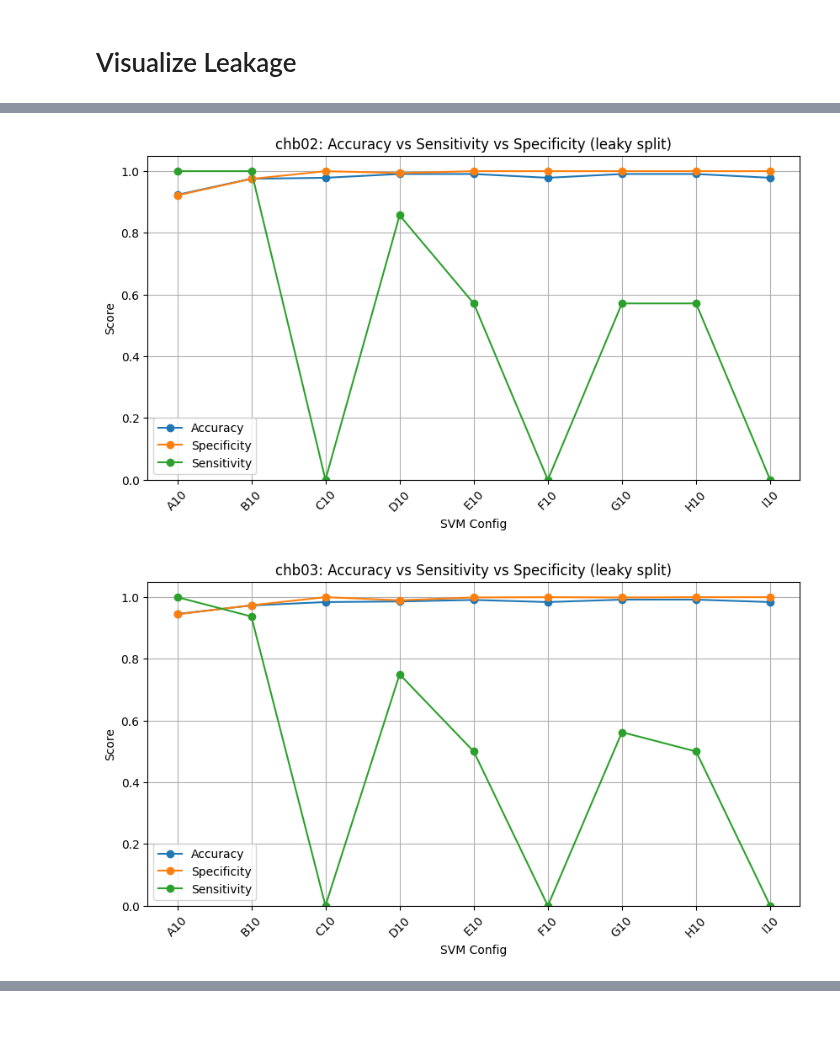
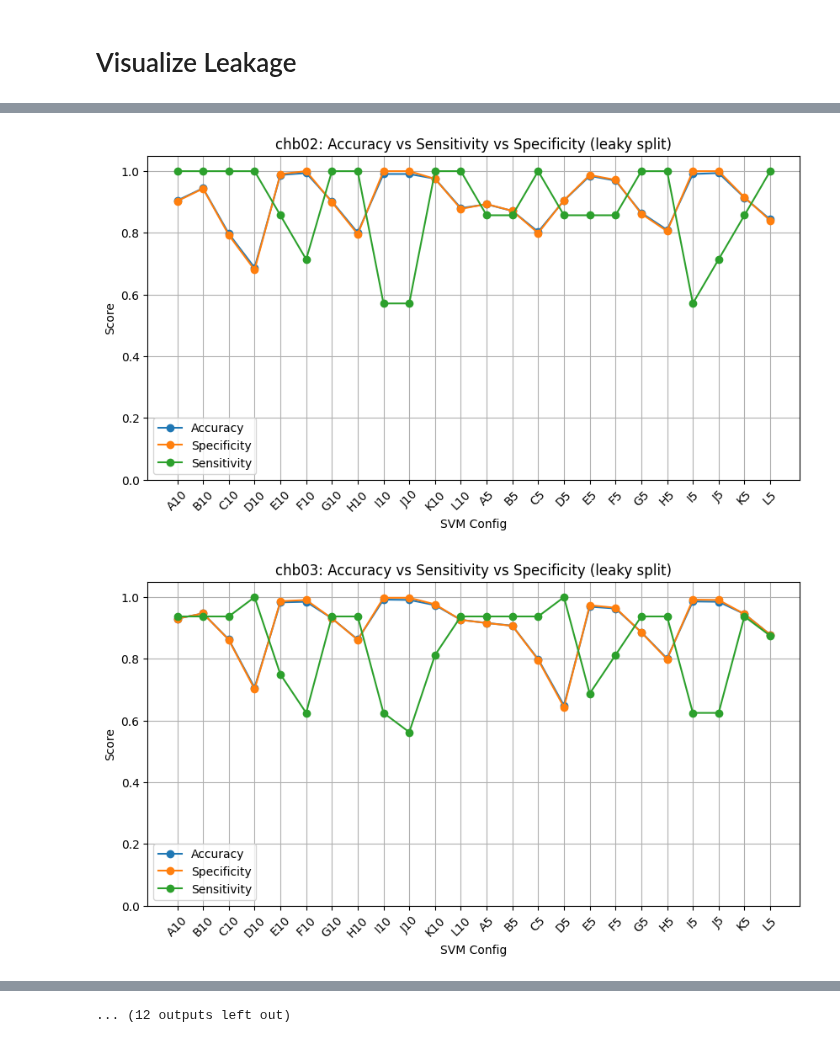
Before and after one commit to ritzww/THESIS_Directed_Connectivity_and_Data_Leakage_In_EEG_Seizure_Detection, a Jupyter notebook: 7. Leakage Visualization.ipynb, the cells around one changed output, grey strips where cells are left out. Saved outputs shown, nothing was run; the diff lists cells and outputs as text; code cells hidden in the pictures.

```diff
--- a/7. Leakage Visualization.ipynb
+++ b/7. Leakage Visualization.ipynb
@@ -5,7 +5,7 @@ import pandas as pd
 import matplotlib.pyplot as plt
 
 
-df = pd.read_csv("LEAKY_RESULTS_seizure_only.csv")
+df = pd.read_csv("../RESULTS/RESULTS_LEAKY.csv")
 
 
 # =====================================================
@@ -206,7 +206,7 @@ import pandas as pd
 import matplotlib.pyplot as plt
 
 
-df = pd.read_csv("LEAKY_RESULTS_seizure_only.csv")
+df = pd.read_csv("../RESULTS/RESULTS_LEAKY.csv")
 
 
 # =====================================================
@@ -502,7 +509,7 @@ import pandas as pd
 import matplotlib.pyplot as plt
 
 
-df = pd.read_csv("LEAKY_RESULTS_seizure_only.csv")
+df = pd.read_csv("../RESULTS/RESULTS_LEAKY.csv")
 
 
 # =====================================================
@@ -563,2 +570,2 @@ for patient in df["patient"].unique():
-[figure, old version]
+[figure, new version]
-[figure, old version]
+[figure, new version]
@@ -565,3 +581,4 @@ for patient in df["patient"].unique():
+... (12 outputs left out)
 # %%
 patient_config_summary = (
     df.groupby(["config", "patient"])
```
Also changed, not shown: parts of 7 cells of this notebook, 27 other files.
